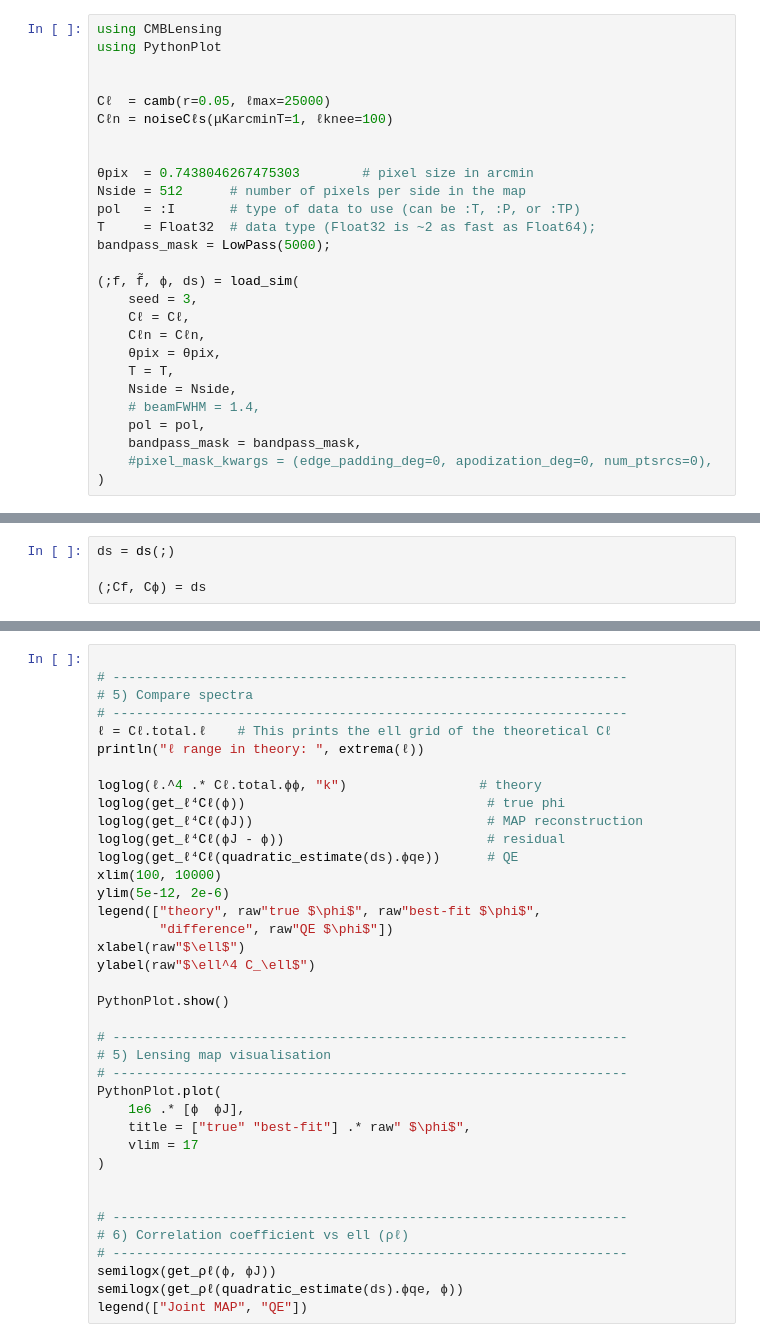
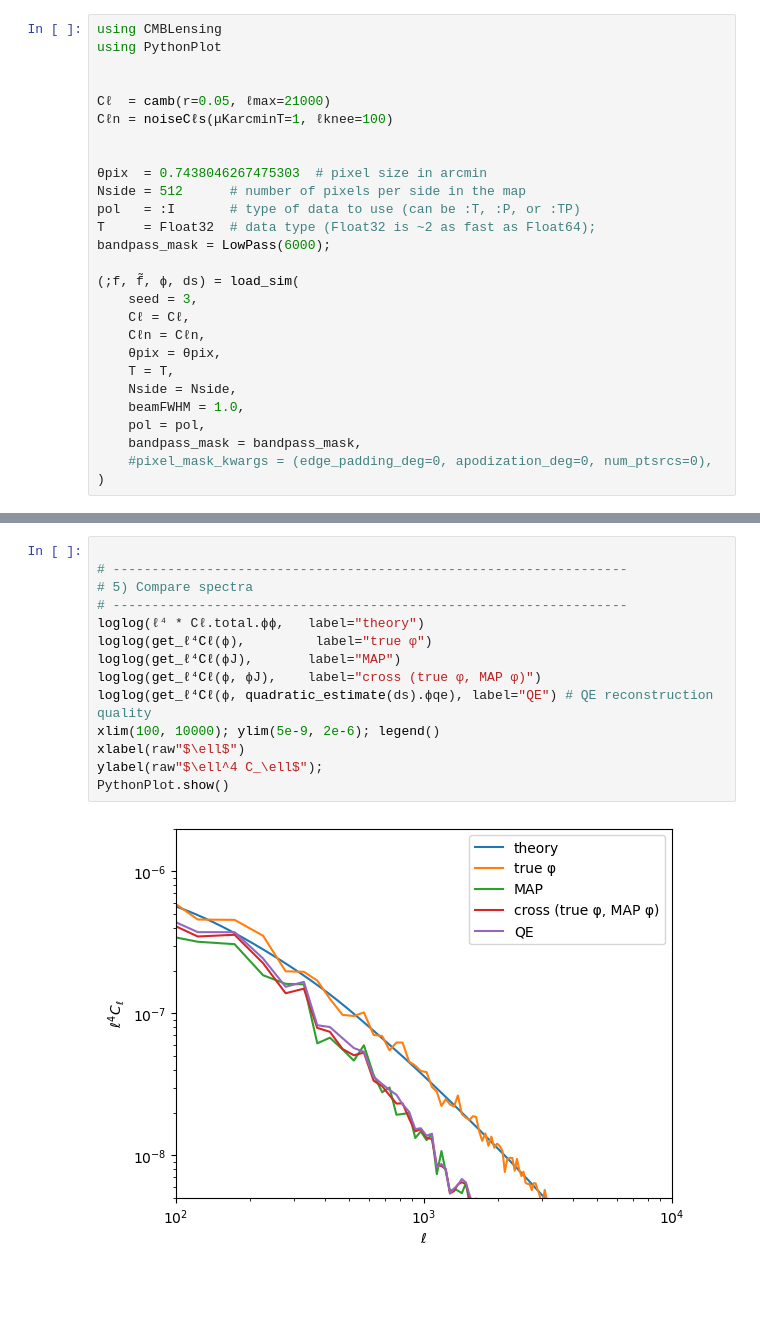
Before and after one commit to mdh959/CMB_Project, a Jupyter notebook: project.ipynb, the cells around one changed output, grey strips where cells are left out. Saved outputs shown, nothing was run; the diff lists cells and outputs as text; blank space fills up the shorter version.

```diff
--- a/project.ipynb
+++ b/project.ipynb
@@ -3,15 +3,15 @@ using CMBLensing
 using PythonPlot
 
 
-Cℓ  = camb(r=0.05, ℓmax=25000)
+Cℓ  = camb(r=0.05, ℓmax=21000)
 Cℓn = noiseCℓs(μKarcminT=1, ℓknee=100)
 
 
-θpix  = 0.7438046267475303        # pixel size in arcmin
+θpix  = 0.7438046267475303  # pixel size in arcmin
 Nside = 512      # number of pixels per side in the map
 pol   = :I       # type of data to use (can be :T, :P, or :TP)
 T     = Float32  # data type (Float32 is ~2 as fast as Float64);
-bandpass_mask = LowPass(5000);
+bandpass_mask = LowPass(6000);
 
 (;f, f̃, ϕ, ds) = load_sim(
     seed = 3,
@@ -20,7 +20,7 @@ bandpass_mask = LowPass(5000);
     θpix = θpix,
     T = T,
     Nside = Nside,
-    # beamFWHM = 1.4,
+    beamFWHM = 1.0,
     pol = pol,
     bandpass_mask = bandpass_mask,
     #pixel_mask_kwargs = (edge_padding_deg=0, apodization_deg=0, num_ptsrcs=0),
@@ -109,5 +37 @@ LoadError: FieldError: type NamedTuple has no field `ℓ`, available fields: `TT
-# %%
-ds = ds(;)
-
-(;Cf, Cϕ) = ds
 # %%
@@ -136,38 +103,16 @@ hist = result.history
 # %%
 
 # ------------------------------------------------------------------
 # 5) Compare spectra
 # ------------------------------------------------------------------
-ℓ = Cℓ.total.ℓ    # This prints the ell grid of the theoretical Cℓ
-println("ℓ range in theory: ", extrema(ℓ))
-
-loglog(ℓ.^4 .* Cℓ.total.ϕϕ, "k")                 # theory
-loglog(get_ℓ⁴Cℓ(ϕ))                               # true phi
-loglog(get_ℓ⁴Cℓ(ϕJ))                              # MAP reconstruction
-loglog(get_ℓ⁴Cℓ(ϕJ - ϕ))                          # residual
-loglog(get_ℓ⁴Cℓ(quadratic_estimate(ds).ϕqe))      # QE
-xlim(100, 10000)
-ylim(5e-12, 2e-6)
-legend(["theory", raw"true $\phi$", raw"best-fit $\phi$",
-        "difference", raw"QE $\phi$"])
+loglog(ℓ⁴ * Cℓ.total.ϕϕ,   label="theory")
+loglog(get_ℓ⁴Cℓ(ϕ),         label="true φ")
+loglog(get_ℓ⁴Cℓ(ϕJ),       label="MAP")
+loglog(get_ℓ⁴Cℓ(ϕ, ϕJ),    label="cross (true φ, MAP φ)")
+loglog(get_ℓ⁴Cℓ(ϕ, quadratic_estimate(ds).ϕqe), label="QE") # QE reconstruction quality
+xlim(100, 10000); ylim(5e-9, 2e-6); legend()
 xlabel(raw"$\ell$")
-ylabel(raw"$\ell^4 C_\ell$")
-
+ylabel(raw"$\ell^4 C_\ell$");
 PythonPlot.show()
-
-# ------------------------------------------------------------------
-# 5) Lensing map visualisation
-# ------------------------------------------------------------------
-PythonPlot.plot(
-    1e6 .* [ϕ  ϕJ],
-    title = ["true" "best-fit"] .* raw" $\phi$",
-    vlim = 17
-)
-
-
-# ------------------------------------------------------------------
-# 6) Correlation coefficient vs ell (ρℓ)
-# ------------------------------------------------------------------
-semilogx(get_ρℓ(ϕ, ϕJ))
-semilogx(get_ρℓ(quadratic_estimate(ds).ϕqe, ϕ))
-legend(["Joint MAP", "QE"])
+# %% [output]
+[figure, added]
```
Also changed, not shown: parts of 15 cells of this notebook, 1 other file.
